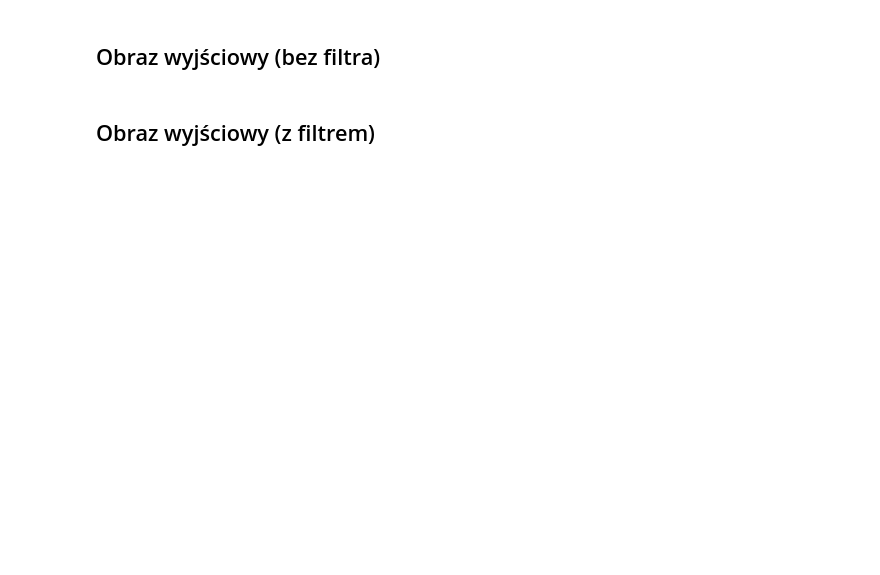
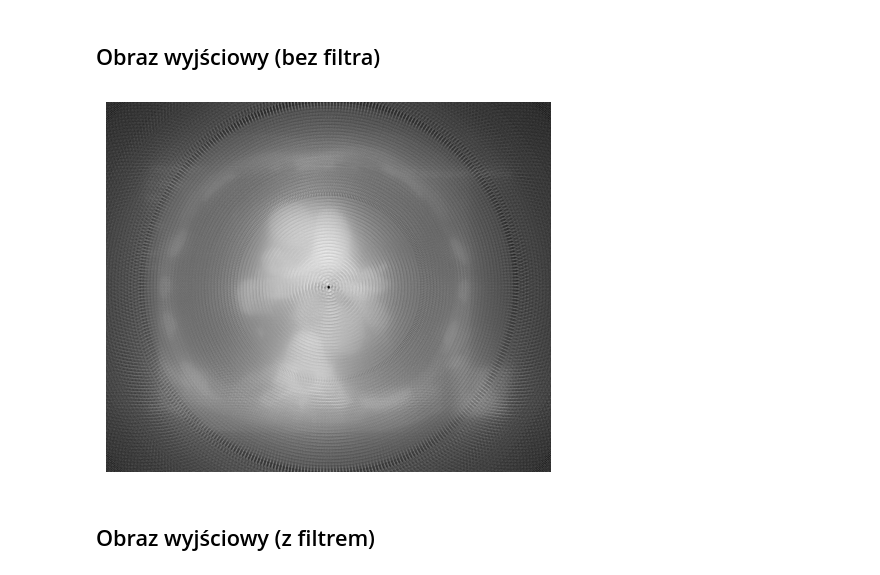
Before and after one commit to Szymonur/tomograf, a Jupyter notebook: tomograf.ipynb, the cells around one changed output. Drawn from its saved outputs; the diff is of its cells as text; code cells hidden in the pictures; blank space fills up the shorter version.

```diff
--- a/tomograf.ipynb
+++ b/tomograf.ipynb
@@ -260,2 +100,8 @@ def add_ray_trace(brightness, pixels):
+# %%
+reconstructed_image_NOfilter_matrix = reconstruct_image(angle_coverage, img_matrix, N_detectors, distance_between_emiters, N_scans, sinogram, rescale= False)
+
+show_image(reconstructed_image_NOfilter_matrix)
+# %% [output]
+[figure, added]
 # %% [markdown]
 ## Obraz wyjściowy (z filtrem)
```
Also changed, not shown: parts of 20 cells of this notebook, 7 other files.
